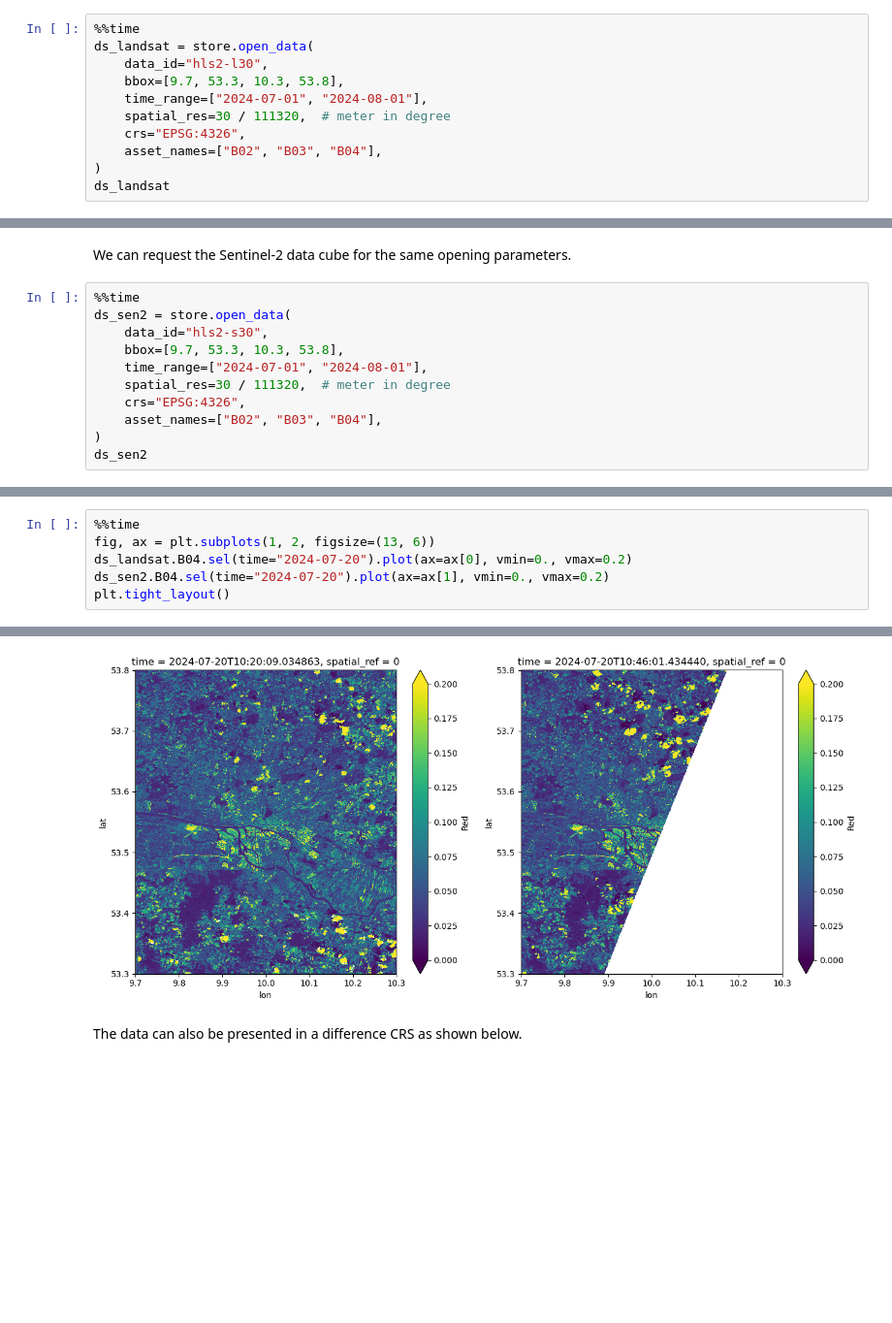
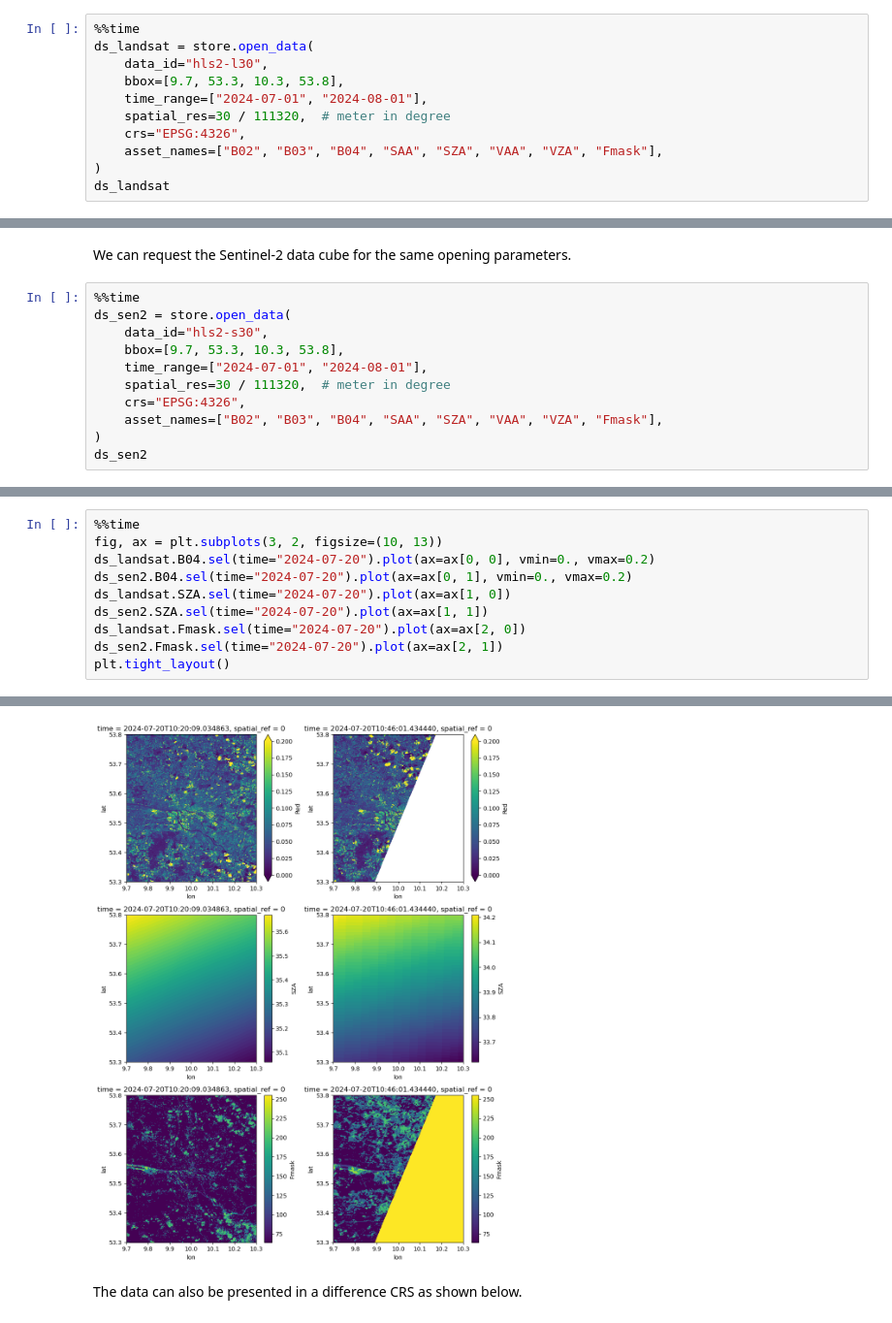
Before and after one commit to xcube-dev/xcube-stac, a Jupyter notebook: examples/notebooks/hls_planetary_computer.ipynb, the cells around one changed output, grey strips where cells are left out. Shown at 97% size. Saved outputs shown, nothing was run; the diff lists cells and outputs as text; blank space fills up the shorter version.

```diff
--- a/examples/notebooks/hls_planetary_computer.ipynb
+++ b/examples/notebooks/hls_planetary_computer.ipynb
@@ -73,7 +73,7 @@ ds_landsat = store.open_data(
     time_range=["2024-07-01", "2024-08-01"],
     spatial_res=30 / 111320,  # meter in degree
     crs="EPSG:4326",
-    asset_names=["B02", "B03", "B04"],
+    asset_names=["B02", "B03", "B04", "SAA", "SZA", "VAA", "VZA", "Fmask"],
 )
 ds_landsat
 # %% [output]
@@ -152,7 +106,7 @@ ds_sen2 = store.open_data(
     time_range=["2024-07-01", "2024-08-01"],
     spatial_res=30 / 111320,  # meter in degree
     crs="EPSG:4326",
-    asset_names=["B02", "B03", "B04"],
+    asset_names=["B02", "B03", "B04", "SAA", "SZA", "VAA", "VZA", "Fmask"],
 )
 ds_sen2
 # %% [output]
@@ -226,7 +134,11 @@ We can plot the B04 (red) band from both datacubes for the same date as comparis
 # %%
 %%time
-fig, ax = plt.subplots(1, 2, figsize=(13, 6))
-ds_landsat.B04.sel(time="2024-07-20").plot(ax=ax[0], vmin=0., vmax=0.2)
-ds_sen2.B04.sel(time="2024-07-20").plot(ax=ax[1], vmin=0., vmax=0.2)
+fig, ax = plt.subplots(3, 2, figsize=(10, 13))
+ds_landsat.B04.sel(time="2024-07-20").plot(ax=ax[0, 0], vmin=0., vmax=0.2)
+ds_sen2.B04.sel(time="2024-07-20").plot(ax=ax[0, 1], vmin=0., vmax=0.2)
+ds_landsat.SZA.sel(time="2024-07-20").plot(ax=ax[1, 0])
+ds_sen2.SZA.sel(time="2024-07-20").plot(ax=ax[1, 1])
+ds_landsat.Fmask.sel(time="2024-07-20").plot(ax=ax[2, 0])
+ds_sen2.Fmask.sel(time="2024-07-20").plot(ax=ax[2, 1])
 plt.tight_layout()
 # %% [output]
@@ -235,4 +147,4 @@ Wall time: 10 s
-[figure, old version]
+[figure, new version]
 # %% [markdown]
 The data can also be presented in a difference CRS as shown below.
 # %%
```
Also changed, not shown: parts of 18 cells of this notebook, 9 other files.
